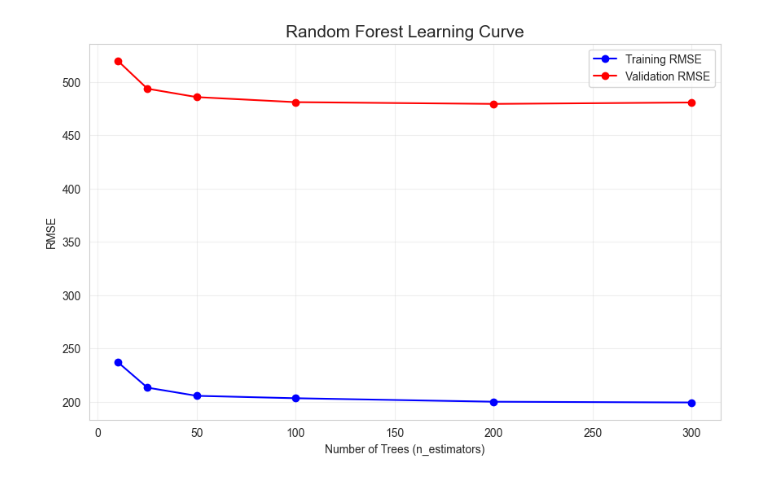
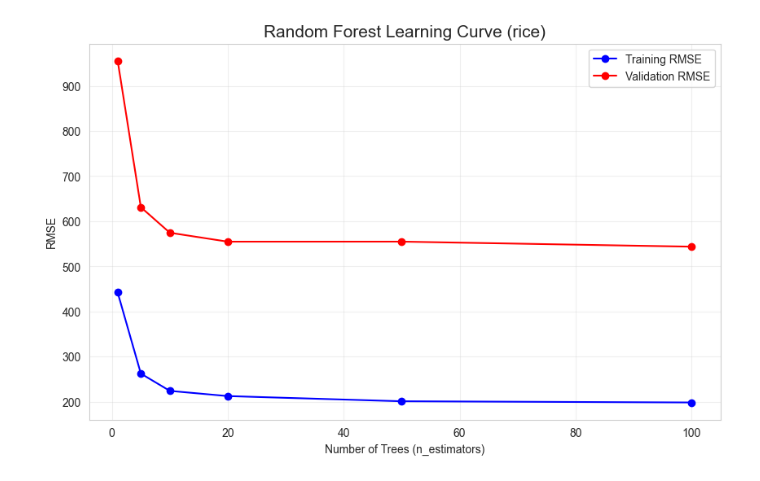
Before and after one commit to pavinpp/ML_project, a Jupyter notebook: Final/Part_5_Model_RF_Optuna.ipynb, the cells around one changed output. Cells and saved outputs as stored; diff of their text form; code cells hidden in the pictures.

```diff
--- a/Final/Part_5_Model_RF_Optuna.ipynb
+++ b/Final/Part_5_Model_RF_Optuna.ipynb
@@ -118,52 +167,64 @@ We train a model with default parameters. Unlike Gradient Boosting, Random Fores
 # %%
-# --- INITIAL MODEL & LEARNING CURVE GENERATION ---
+# --- PREPROCESSING FOR RANDOM FOREST ---
+# Scikit-learn Random Forest does not handle NaNs natively.
+# We use SimpleImputer to fill missing values with the mean.
+imputer = SimpleImputer(strategy='mean')
 
-# Define the range of trees to evaluate for the learning curve
-n_trees_steps = [10, 25, 50, 100, 200, 300]
+# Fit on training data, transform others
+X_train_imp = imputer.fit_transform(X_train)
+X_val_imp = imputer.transform(X_val)
+X_test_imp = imputer.transform(X_test)
 
-train_scores = []
-val_scores = []
+# --- INITIAL MODEL TRAINING & LEARNING CURVE ---
 
-# We use warm_start=True to incrementally add trees without retraining from scratch
-model_init = RandomForestRegressor(
-    n_estimators=10, # Start small
-    warm_start=True,
-    random_state=42,
-    n_jobs=-1
-)
+# To visualize training progress, we train models with increasing n_estimators
+n_trees_list = [1, 5, 10, 20, 50, 100]
+train_rmse_scores = []
+val_rmse_scores = []
 
-print("Generating Learning Curve (RMSE vs n_estimators)...")
-for n_trees in n_trees_steps:
-    model_init.n_estimators = n_trees
-    model_init.fit(X_train, y_train)
+print("Training Random Forests for Learning Curve...")
+for n in n_trees_list:
+    rf = RandomForestRegressor(
+        n_estimators=n,
+        max_depth=None,         # unlimited depth initially
+        min_samples_split=2,    # default
+        min_samples_leaf=1,     # default
+        random_state=42,
+        n_jobs=-1
+    )
+    rf.fit(X_train_imp, y_train)
 
-    # Predict and Calculate RMSE
-    train_pred = model_init.predict(X_train)
-    val_pred = model_init.predict(X_val)
+    # Evaluate
+    train_pred = rf.predict(X_train_imp)
+    val_pred = rf.predict(X_val_imp)
 
-    train_rmse = np.sqrt(mean_squared_error(y_train, train_pred))
-    val_rmse = np.sqrt(mean_squared_error(y_val, val_pred))
+    train_rmse_scores.append(np.sqrt(mean_squared_error(y_train, train_pred)))
+    val_rmse_scores.append(np.sqrt(mean_squared_error(y_val, val_pred)))
 
-    train_scores.append(train_rmse)
-    val_scores.append(val_rmse)
-    print(f"Trees: {n_trees} | Train RMSE: {train_rmse:.2f} | Val RMSE: {val_rmse:.2f}")
+# Define the final initial model (usually 100 trees is default)
+model_init = RandomForestRegressor(n_estimators=100, random_state=42, n_jobs=-1)
+model_init.fit(X_train_imp, y_train)
 
-# --- PLOT LEARNING CURVE ---
-plt.figure(figsize=(10, 6))
-plt.plot(n_trees_steps, train_scores, label='Training RMSE', color='blue', marker='o')
-plt.plot(n_trees_steps, val_scores, label='Validation RMSE', color='red', marker='o')
+# --- PLOT LEARNING CURVE (RMSE over Number of Trees) ---
+def plot_learning_curve(n_trees_list, train_scores, val_scores):
+    plt.figure(figsize=(10, 6))
 
-plt.title('Random Forest Learning Curve', fontsize=15)
-plt.xlabel('Number of Trees (n_estimators)')
-plt.ylabel('RMSE')
-plt.legend()
-plt.grid(True, alpha=0.3)
-plt.show()
+    plt.plot(n_trees_list, train_scores, label='Training RMSE', color='blue', marker='o')
+    plt.plot(n_trees_list, val_scores, label='Validation RMSE', color='red', marker='o')
 
-# Evaluate on TEST Set using the final state of the model (300 trees)
-y_pred_init_test = model_init.predict(X_test)
+    plt.title(f'Random Forest Learning Curve ({CHOSEN_CROP})', fontsize=15)
+    plt.xlabel('Number of Trees (n_estimators)')
+    plt.ylabel('RMSE')
+    plt.legend()
+    plt.grid(True, alpha=0.3)
+    plt.show()
+
+plot_learning_curve(n_trees_list, train_rmse_scores, val_rmse_scores)
+
+# Evaluate on TEST Set
+y_pred_init_test = model_init.predict(X_test_imp)
 rmse_init_test = np.sqrt(mean_squared_error(y_test, y_pred_init_test))
 r2_init_test = r2_score(y_test, y_pred_init_test)
 
-print(f"\nInitial Model Test RMSE (with {n_trees_steps[-1]} trees): {rmse_init_test:.2f}")
+print(f"Initial Model Test RMSE: {rmse_init_test:.2f}")
 # %% [output]
@@ -177 +232 @@ Trees: 300 | Train RMSE: 199.34 | Val RMSE: 480.64
-[figure, old version]
+[figure, new version]
```
Also changed, not shown: parts of 28 cells of this notebook, 39 other files.
